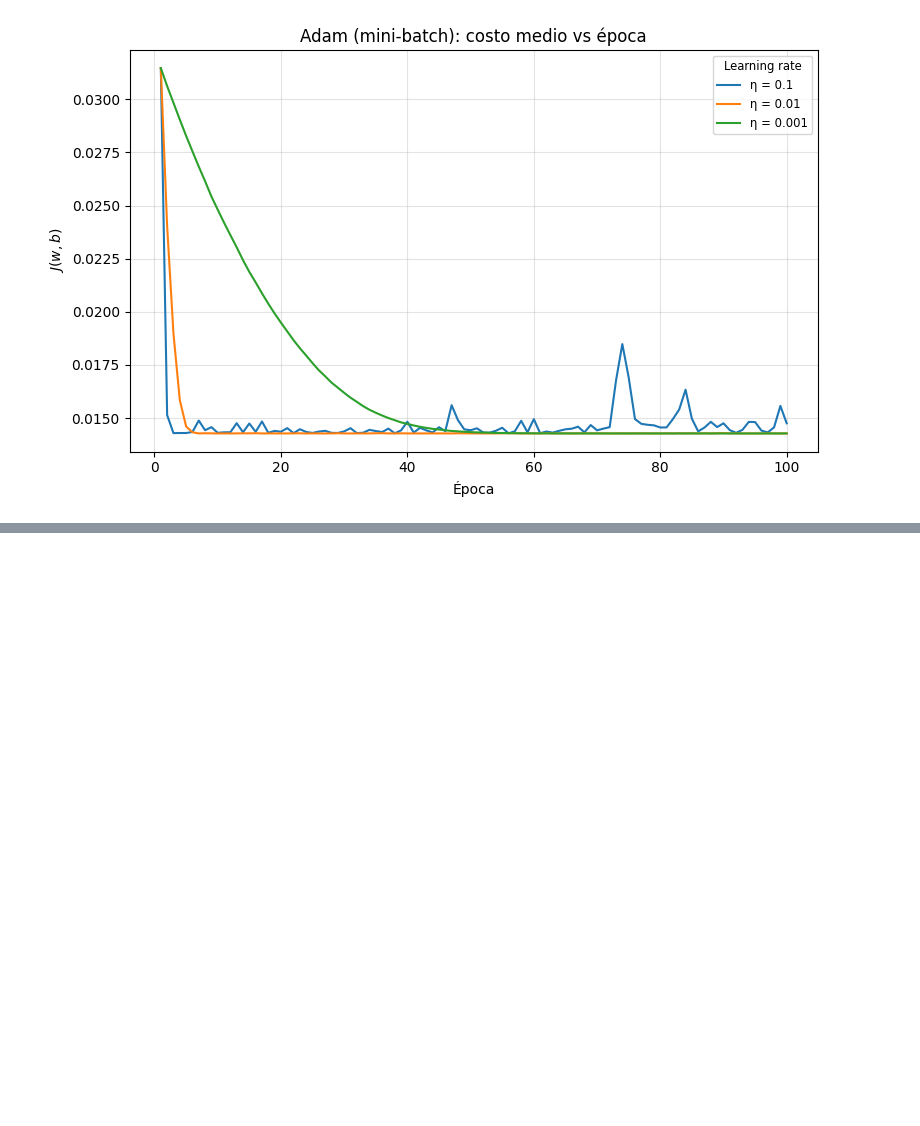
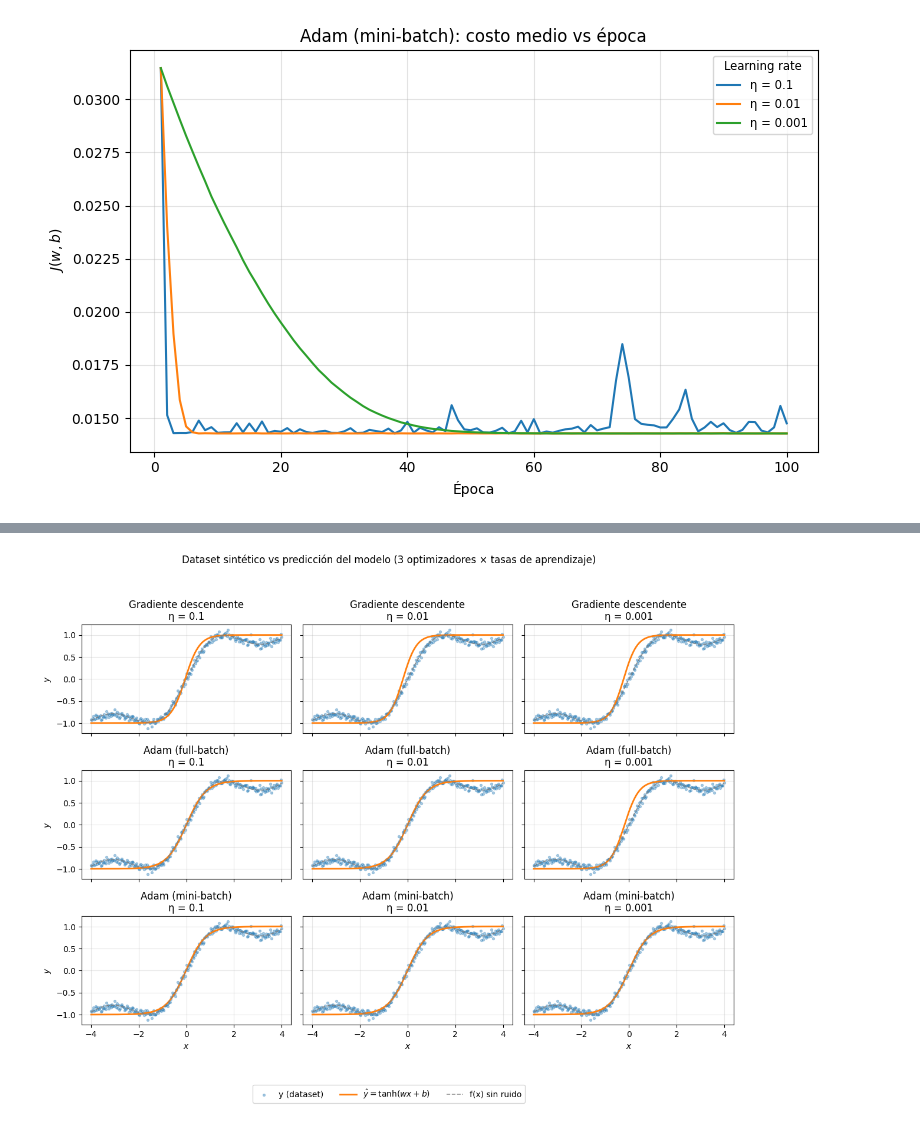
Before and after one commit to marcehluna/DVxC---Aprendizaje-Profundo---TP1, a Jupyter notebook: Luna-Marcelo-DL-TP1-Co24.ipynb, the cells around one changed output, grey strips where cells are left out. Drawn from its saved outputs; the diff is of its cells as text; code cells hidden in the pictures; blank space fills up the shorter version.

```diff
--- a/Luna-Marcelo-DL-TP1-Co24.ipynb
+++ b/Luna-Marcelo-DL-TP1-Co24.ipynb
@@ -608,0 +714,60 @@ plt.show()
+# %%
+import matplotlib.pyplot as plt
+import numpy as np
+
+# Misma señal determinista que en la celda del dataset (patrón no lineal elegido, sin ruido)
+_senal_sin_ruido = A * np.tanh(k * _x) + B * np.sin(omega * _x)
+
+_optim_filas = (
+    ("Gradiente descendente", resultados_entrenamiento_gd),
+    ("Adam (full-batch)", resultados_entrenamiento_adam_full_batch),
+    ("Adam (mini-batch)", resultados_entrenamiento_adam_mini_batch),
+)
+
+n_col = len(TASAS_APRENDIZAJE)
+fig, axes = plt.subplots(3, n_col, figsize=(4.0 * n_col, 9.0), sharex=True, sharey=True)
+if n_col == 1:
+    axes = axes.reshape(3, 1)
+
+for r, (nombre_opt, res_dict) in enumerate(_optim_filas):
+    for c, eta in enumerate(TASAS_APRENDIZAJE):
+        ax = axes[r, c]
+        w_f, b_f, _, _ = res_dict[eta]
+        y_hat = forward(_x, w_f, b_f)
+        show_leg = r == 0 and c == 0
+        ax.scatter(
+            _x,
+            _y,
+            s=8,
+            alpha=0.35,
+            c="C0",
+            label="y (dataset)" if show_leg else None,
+        )
+        ax.plot(_x, y_hat, color="C1", lw=2.0, label=r"$\hat{y}=\tanh(wx+b)$" if show_leg else None)
+        ax.plot(
+            _x,
+            _senal_sin_ruido,
+            color="gray",
+            ls="--",
+            lw=1.2,
+            alpha=0.85,
+            label="f(x) sin ruido" if show_leg else None,
+        )
+        ax.set_title(f"{nombre_opt}\nη = {eta:g}")
+        ax.grid(True, alpha=0.3)
+
+for c in range(n_col):
+    axes[-1, c].set_xlabel(r"$x$")
+for r in range(3):
+    axes[r, 0].set_ylabel(r"$y$")
+
+fig.suptitle(
+    "Dataset sintético vs predicción del modelo (3 optimizadores × tasas de aprendizaje)",
+    y=1.01,
+)
+handles, labels = axes[0, 0].get_legend_handles_labels()
+fig.legend(handles, labels, loc="upper center", ncol=3, bbox_to_anchor=(0.5, 0.02), frameon=True)
+plt.tight_layout(rect=(0, 0.06, 1, 0.98))
+plt.show()
+# %% [output]
+[figure, added]
```
Also changed, not shown: parts of 7 cells of this notebook.
